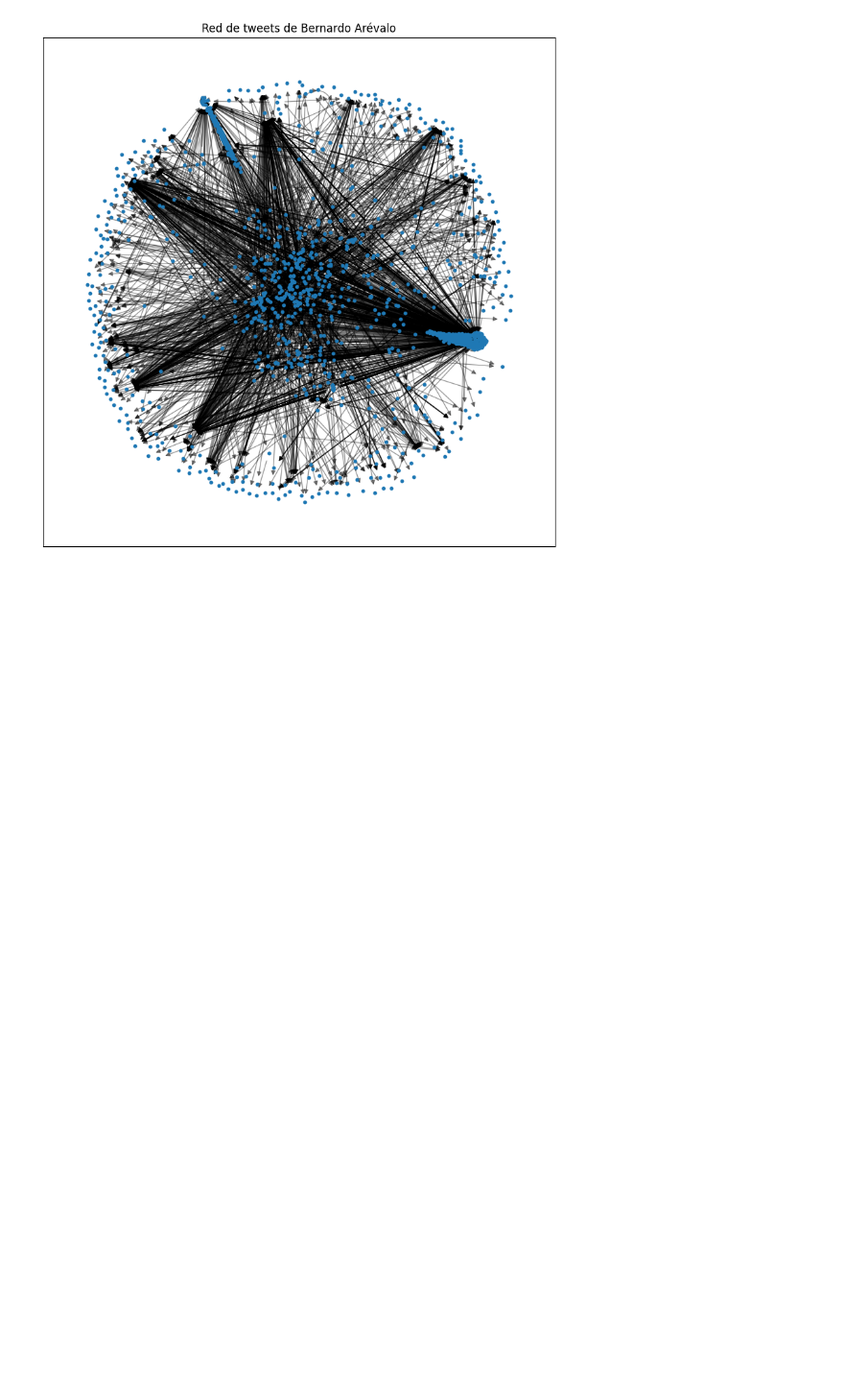
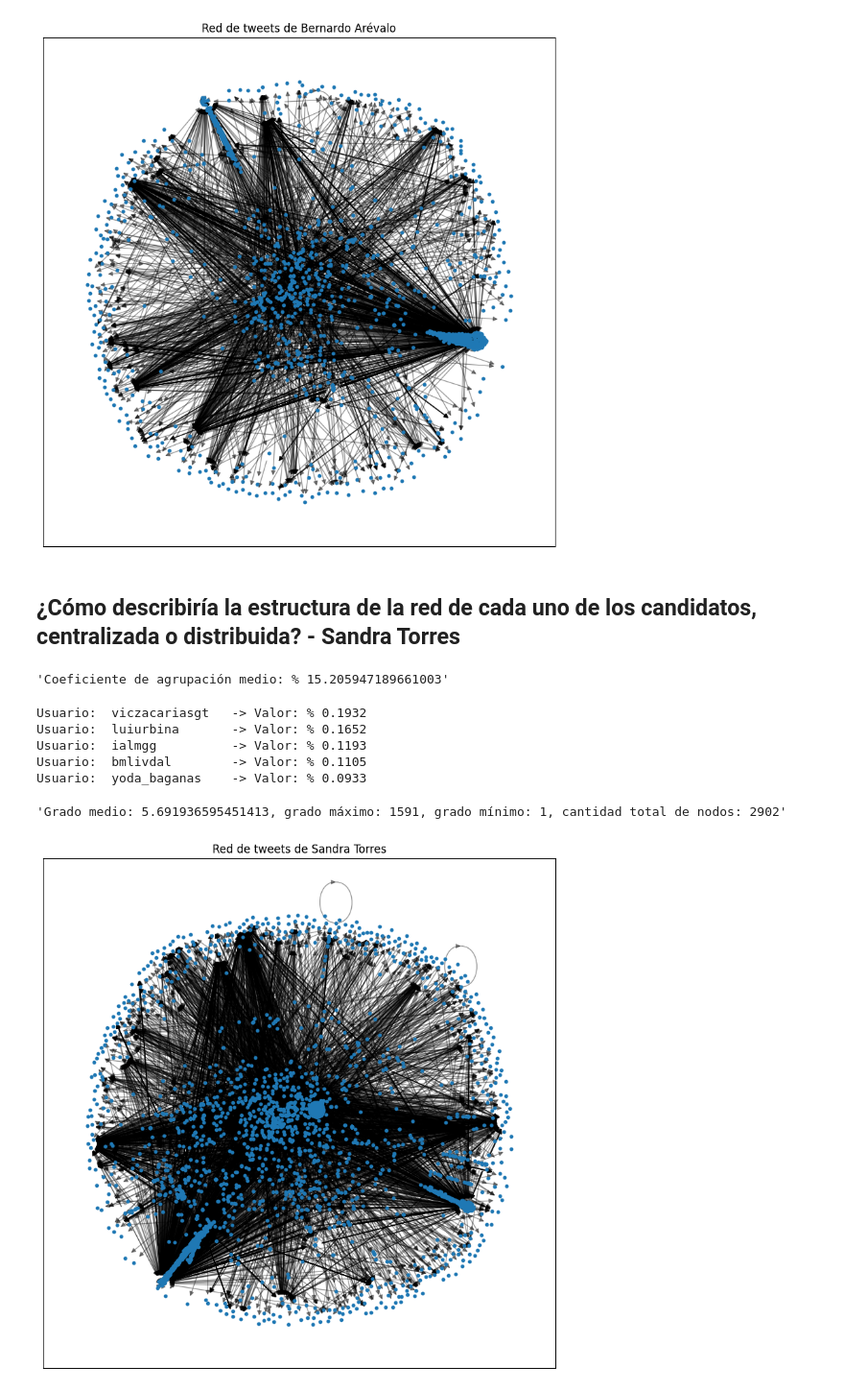
Before and after one commit to guillermoSb/datascience_laboratorio6, a Jupyter notebook: Problema2.ipynb, the cells around one changed output. Shown at 96% size. Cells and saved outputs as stored; diff of their text form; code cells hidden in the pictures; blank space fills up the shorter version.

Commit message:
Redes - Sandra Torres

```diff
--- a/Problema2.ipynb
+++ b/Problema2.ipynb
@@ -342,3 +341,47 @@ plt.title("Red de tweets de Bernardo Arévalo")
 plt.show()
 # %% [output]
 [figure]
+# %% [markdown]
+## ¿Cómo describiría la estructura de la red de cada uno de los candidatos, centralizada o distribuida? - Sandra Torres
+# %%
+
+# Generando grafo de tweets de Sandra Torres
+Graph_Sandra = nx.DiGraph()
+
+# Agregando nodos
+for index, row in df_sandra.iterrows():
+    for target in (mentioned_users:= row['mentioned_usernames']):
+        Graph_Sandra.add_edge(row['tweet_username'], target)
+# %%
+clustering_vals_s = nx.clustering(Graph_Sandra)
+f"Coeficiente de agrupación medio: % {sum(clustering_vals_s.values()) / len(clustering_vals_s)*100}"
+# %% [output]
+'Coeficiente de agrupación medio: % 15.205947189661003'
+# %%
+betweenness_sandra = nx.betweenness_centrality(Graph_Sandra)
+top_bridge_nodes_s = sorted(betweenness_sandra, key=betweenness_sandra.get, reverse=True)
+
+for node in top_bridge_nodes_s[:5]:
+    print(f"Usuario:  {node :15} -> Valor: % {betweenness_sandra[node]*100 :.4f}")
+# %% [output]
+Usuario:  viczacariasgt   -> Valor: % 0.1932
+Usuario:  luiurbina       -> Valor: % 0.1652
+Usuario:  ialmgg          -> Valor: % 0.1193
+Usuario:  bmlivdal        -> Valor: % 0.1105
+Usuario:  yoda_baganas    -> Valor: % 0.0933
+# %%
+degree_vals_graph_s = [degree for n, degree in Graph_Sandra.degree()]
+avg_s = sum(degree_vals_graph_s) / len(degree_vals_graph_s)
+
+f"Grado medio: {avg_s}, grado máximo: {max(degree_vals_graph_s)}, grado mínimo: {min(degree_vals_graph_s)}, cantidad total de nodos: {len(degree_vals_graph_s)}"
+# %% [output]
+'Grado medio: 5.691936595451413, grado máximo: 1591, grado mínimo: 1, cantidad total de nodos: 2902'
+# %%
+plt.figure(figsize=(10, 10))
+pos = nx.spring_layout(Graph_Sandra)
+nx.draw_networkx_nodes(Graph_Sandra, pos, node_size=10)
+nx.draw_networkx_edges(Graph_Sandra, pos, alpha=0.4)
+plt.title("Red de tweets de Sandra Torres")
+plt.show()
+# %% [output]
+[figure, added]
```
Also changed, not shown: parts of 4 cells of this notebook.
